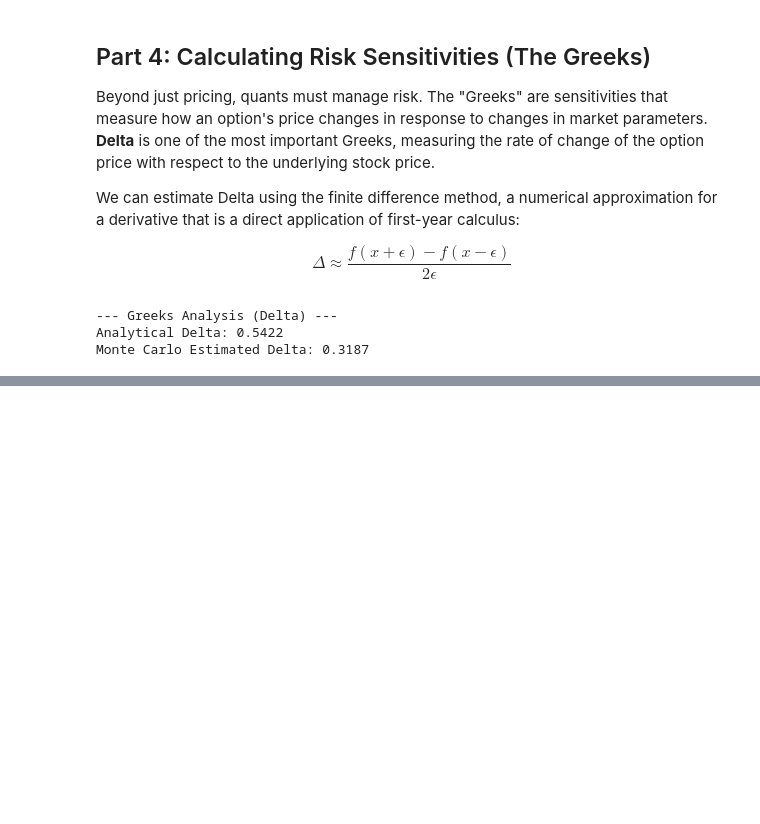
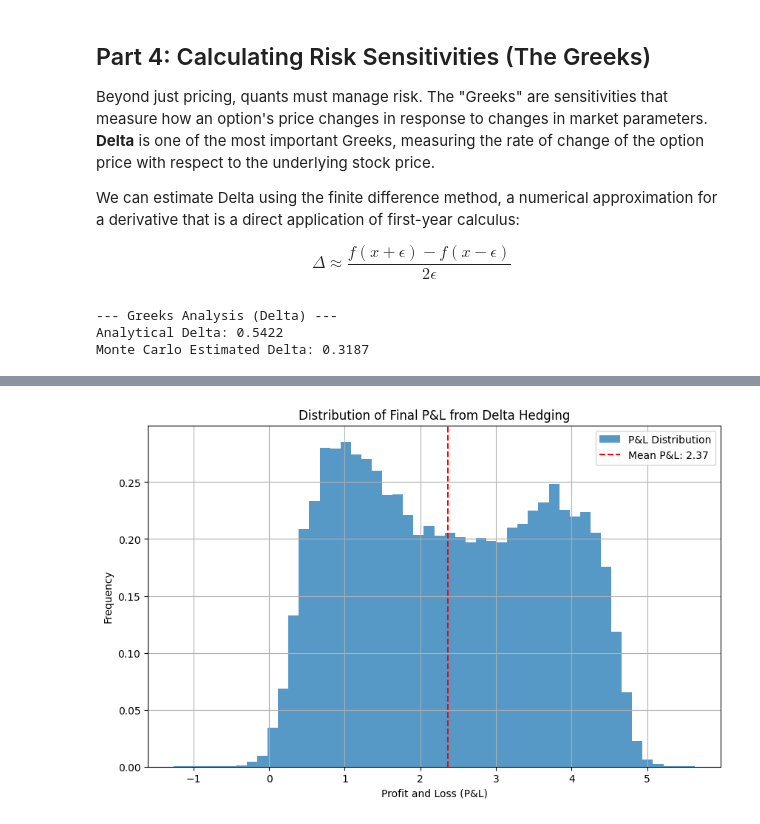
Before and after one commit to MMillward2012/options-pricing-monte-carlo, a Jupyter notebook: notebooks/main.ipynb, the cells around one changed output, grey strips where cells are left out. Saved outputs shown, nothing was run; the diff lists cells and outputs as text; code cells hidden in the pictures; blank space fills up the shorter version.

Commit message:
Added hedging strategy

```diff
--- a/notebooks/main.ipynb
+++ b/notebooks/main.ipynb
@@ -233,0 +431,13 @@ Monte Carlo Estimated Delta: 0.3187
+# %%
+# Plotting the P&L distribution
+plt.figure(figsize=(10, 6))
+plt.hist(hedging_pnl, bins=50, alpha=0.75, density=True, label='P&L Distribution')
+plt.axvline(mean_pnl, color='r', linestyle='--', label=f'Mean P&L: {mean_pnl:.2f}')
+plt.title('Distribution of Final P&L from Delta Hedging')
+plt.xlabel('Profit and Loss (P&L)')
+plt.ylabel('Frequency')
+plt.legend()
+plt.grid(True)
+plt.show()
+# %% [output]
+[figure, added]
```
Also changed, not shown: parts of 19 cells of this notebook, 1 other file.
